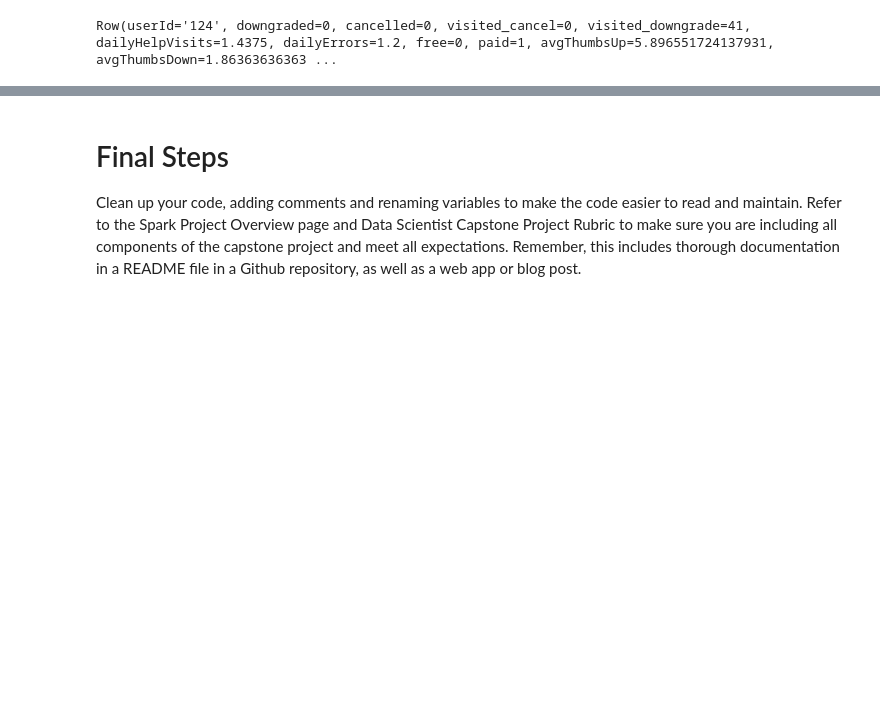
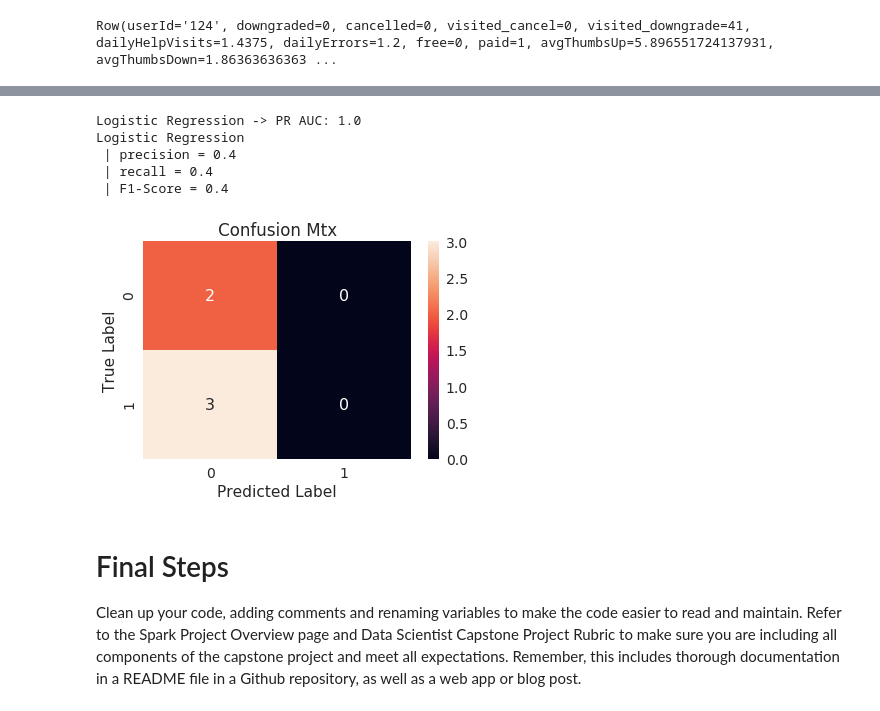
Before and after one commit to mkucz95/churn_prediction, a Jupyter notebook: Sparkify.ipynb, the cells around one changed output, grey strips where cells are left out. Cells and saved outputs as stored; diff of their text form; code cells hidden in the pictures; blank space fills up the shorter version.

```diff
--- a/Sparkify.ipynb
+++ b/Sparkify.ipynb
@@ -813,19 +888,17 @@ from pyspark.ml.evaluation import BinaryClassificationEvaluator
 # %%
 #logistic regression model
 from pyspark.ml.classification import LogisticRegression
 logReg = LogisticRegression(maxIter=10, regParam=0.3, elasticNetParam=0.8)
 lrModel = logReg.fit(train)
-validationSummary = lrModel.evaluate(validation) #get results
-
-#show results
-accuracy = validationSummary.accuracy
-falsePositiveRate = validationSummary.weightedFalsePositiveRate
-truePositiveRate = validationSummary.weightedTruePositiveRate
-fMeasure = validationSummary.weightedFMeasure()
-precision = validationSummary.weightedPrecision
-recall = validationSummary.weightedRecall
-print("Accuracy: %s\nFPR: %s\nTPR: %s\nF-measure: %s\nPrecision: %s\nRecall: %s"
-      % (accuracy, falsePositiveRate, truePositiveRate, fMeasure, precision, recall))
+lr_preds = lrModel.transform(validation)
+custom_evaluation(lr_preds, 'Logistic Regression')
+# %% [output]
+Logistic Regression -> PR AUC: 1.0
+Logistic Regression
+ | precision = 0.4
+ | recall = 0.4
+ | F1-Score = 0.4
+[figure, added]
 # %%
 pipeline=Pipeline(stages=[])
 paramGrid=ParamGridBuilder()\
```
Also changed, not shown: parts of 10 cells of this notebook.
